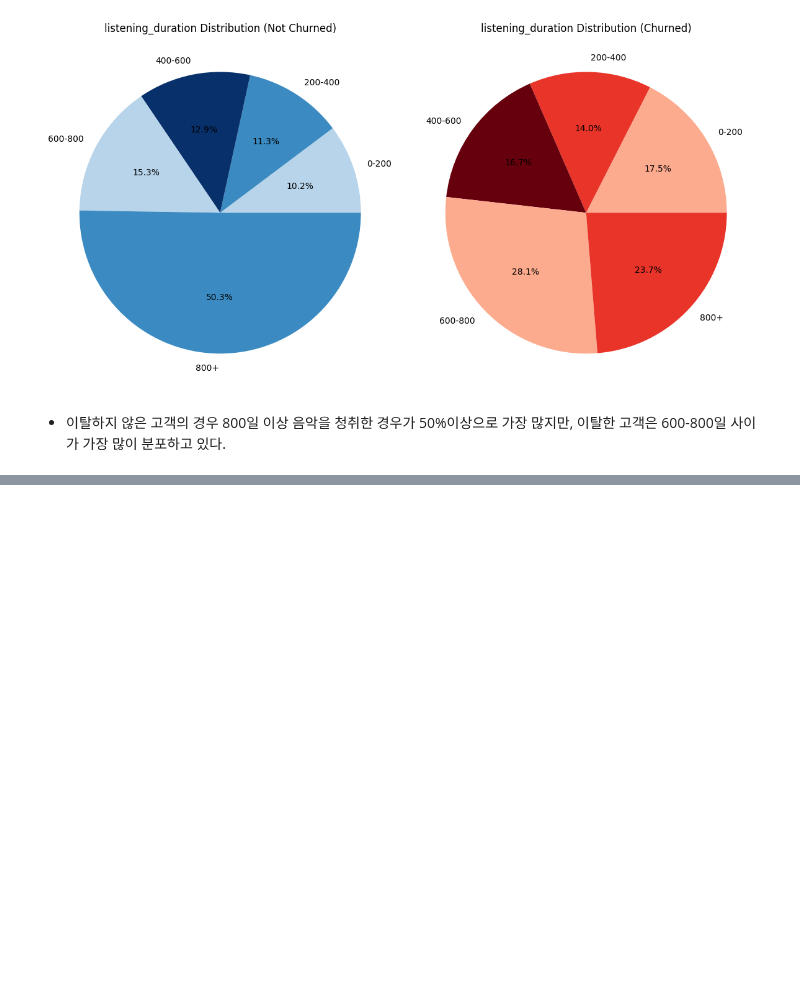
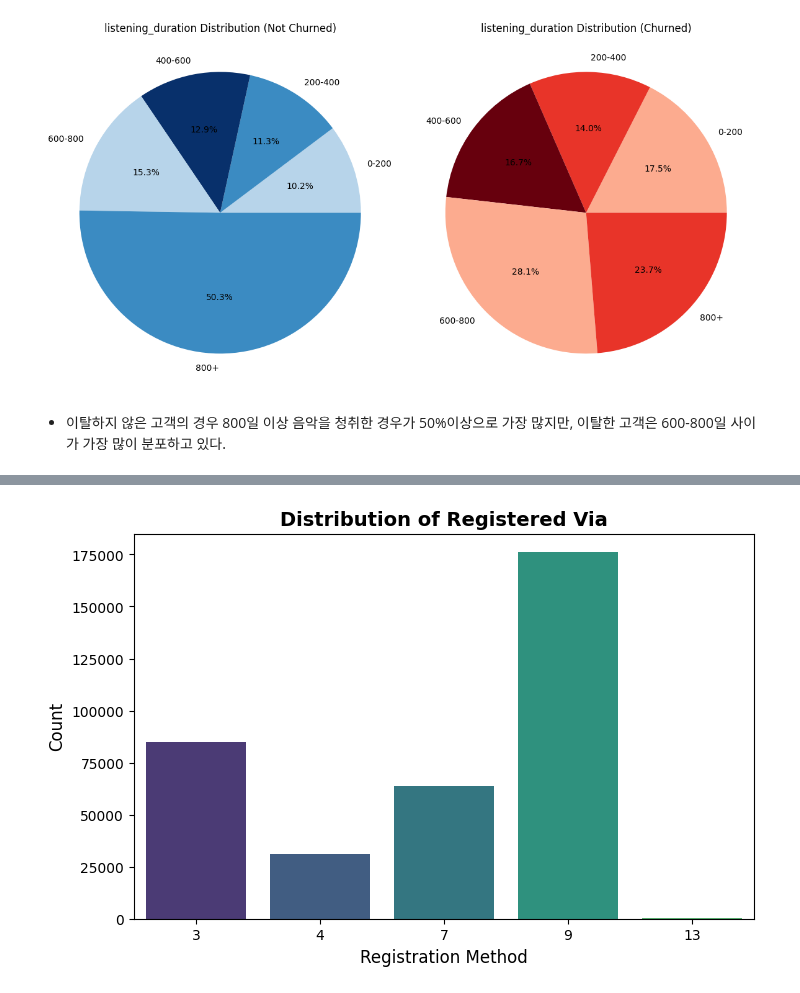
Before and after one commit to SKNETWORKS-FAMILY-AICAMP/SKN09-2nd-2Team, a Jupyter notebook: dain/dain_EDA.ipynb, the cells around one changed output, grey strips where cells are left out. Drawn from its saved outputs; the diff is of its cells as text; code cells hidden in the pictures; blank space fills up the shorter version.

```diff
--- a/dain/dain_EDA.ipynb
+++ b/dain/dain_EDA.ipynb
@@ -405,0 +418,19 @@ plt.show()
+# %%
+# 색상 팔레트 설정
+colors = sns.color_palette("viridis")
+
+# 데이터 분포 시각화
+plt.figure(figsize=(8, 5))
+sns.barplot(x=df['registered_via'].value_counts().index,
+            y=df['registered_via'].value_counts().values,
+            palette=colors)
+
+# 제목 및 라벨 설정
+plt.title("Distribution of Registered Via", fontsize=14, fontweight="bold")
+plt.xlabel("Registration Method", fontsize=12)
+plt.ylabel("Count", fontsize=12)
+
+# X축 눈금 설정
+plt.show()
+# %% [output]
+[figure, added]
```
Also changed, not shown: parts of 6 cells of this notebook, 1 other file.
